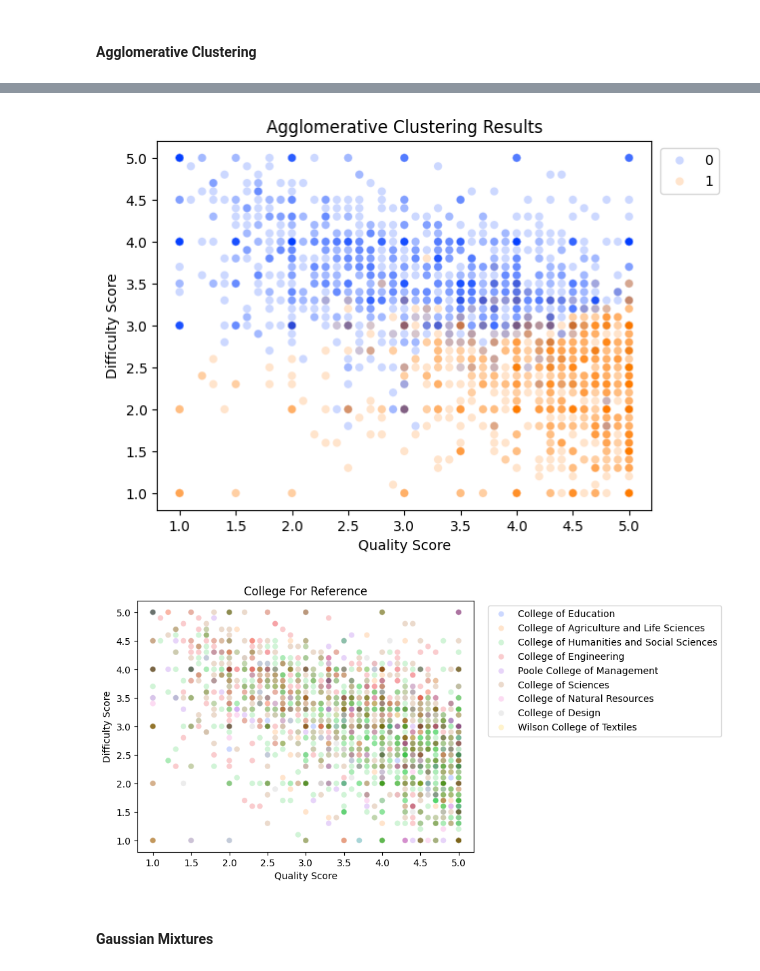
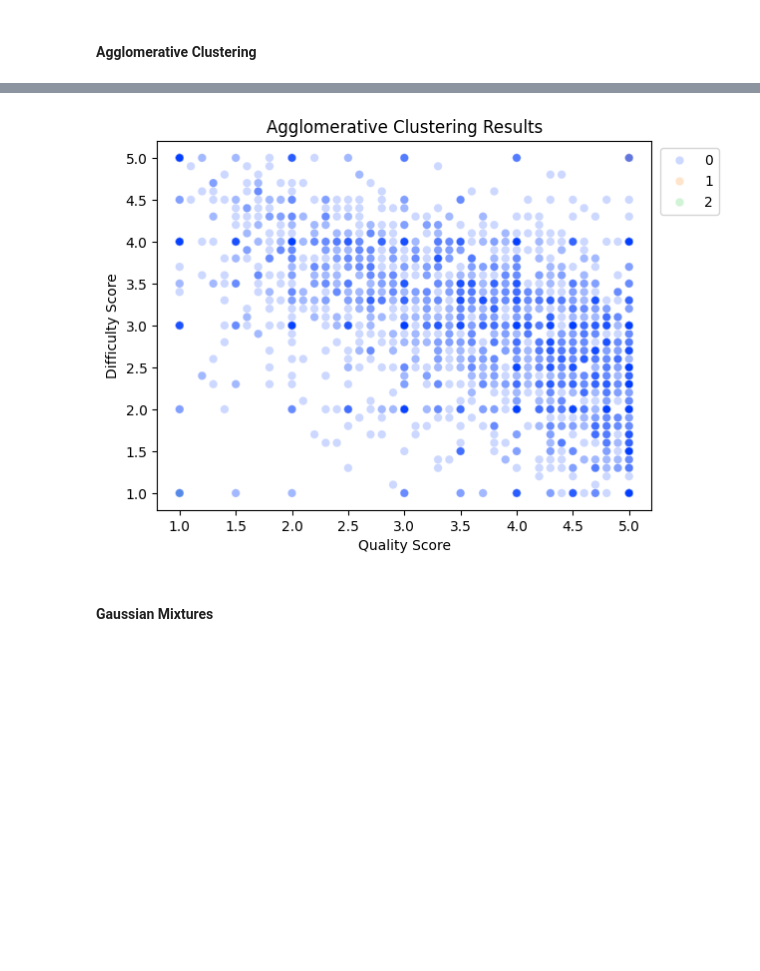
Before and after one commit to BrandonTroy/professor-clustering-analysis, a Jupyter notebook: pipeline.ipynb, the cells around one changed output, grey strips where cells are left out. Drawn from its saved outputs; the diff is of its cells as text; code cells hidden in the pictures; blank space fills up the shorter version.

Commit message:
Finished updating the pipelines to use PCA, silhouette_scorer and test the various hyperparameters

```diff
--- a/pipeline.ipynb
+++ b/pipeline.ipynb
@@ -485,10 +485,15 @@ TypeError: 'tuple' object is not callable
 #### Agglomerative Clustering
 # %%
 # Agglomerative Clustering
-agglo_cluster_pipeline = Pipeline([('scaler', StandardScaler()), ('ac', AgglomerativeClustering())])
+agglo_cluster_pipeline = Pipeline([
+    ('scaler', StandardScaler()),
+    ('pca', PCA()),
+    ('ac', AgglomerativeClustering())])
 param_grid = {
-    #"ac__n_neighbors": [1,3,5,7,10]
+    "pca__n_components": [2, 3],
+    "ac__n_clusters": [3, 4, 5, 6, 7, 8, 9, 10],
+    "ac__linkage": ['ward', 'complete', 'average', 'single'],
 }
-grid_search = GridSearchCV(agglo_cluster_pipeline, param_grid, scoring=make_scorer(silhouette_scorer))
+grid_search = GridSearchCV(agglo_cluster_pipeline, param_grid, scoring=silhouette_scorer)
 grid_search.fit(X)
 # %% [output]
@@ -516,24 +508,18 @@ GridSearchCV(estimator=Pipeline(steps=[('scaler', StandardScaler()),
 # %%
 # Run the Best Agglomerative Clustering Estimator
-best_agglo = Pipeline([('scaler', StandardScaler()), ('ac', AgglomerativeClustering())])
+best_agglo = Pipeline([
+    ('scaler', StandardScaler()),
+    ('pca', PCA(n_components=3)),
+    ('ac', AgglomerativeClustering(linkage='single', n_clusters=3))])
 output = best_agglo.fit_predict(X)
 sns.scatterplot(x=X['Quality Score'], y=X['Difficulty Score'], hue=output, palette='bright', alpha=0.2)
 plt.legend(bbox_to_anchor=(1.15, 1), loc='upper right')
 plt.title("Agglomerative Clustering Results")
 plt.xlabel("Quality Score")
 plt.ylabel("Difficulty Score")
 plt.show()
-
-# Plot of Colleges For Reference
-sns.scatterplot(x=X['Quality Score'], y=X['Difficulty Score'], hue=y, palette='bright', alpha=0.2)
-plt.legend(bbox_to_anchor=(1.75, 1), loc='upper right')
-plt.title("College For Reference")
-plt.xlabel("Quality Score")
-plt.ylabel("Difficulty Score")
-plt.show()
 # %% [output]
-[figure, old version]
+[figure, new version]
-[figure, removed]
 # %% [markdown]
 #### Gaussian Mixtures
 # %%
```
Also changed, not shown: parts of 4 cells of this notebook.
